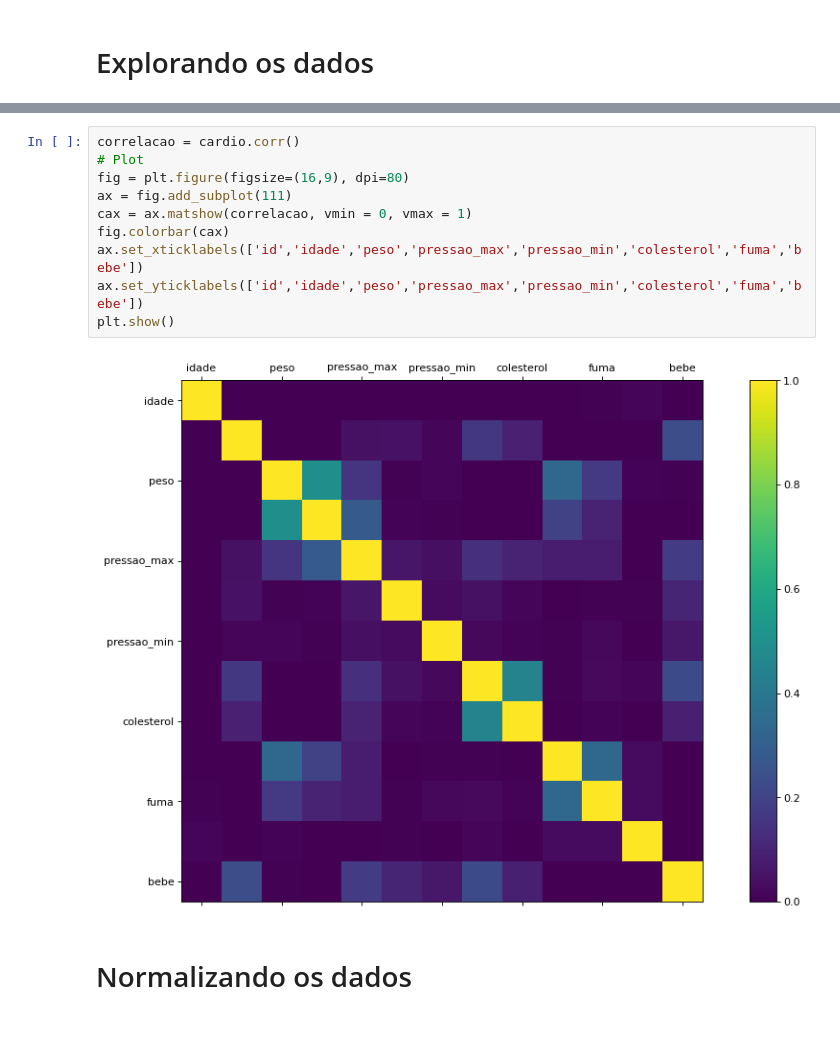
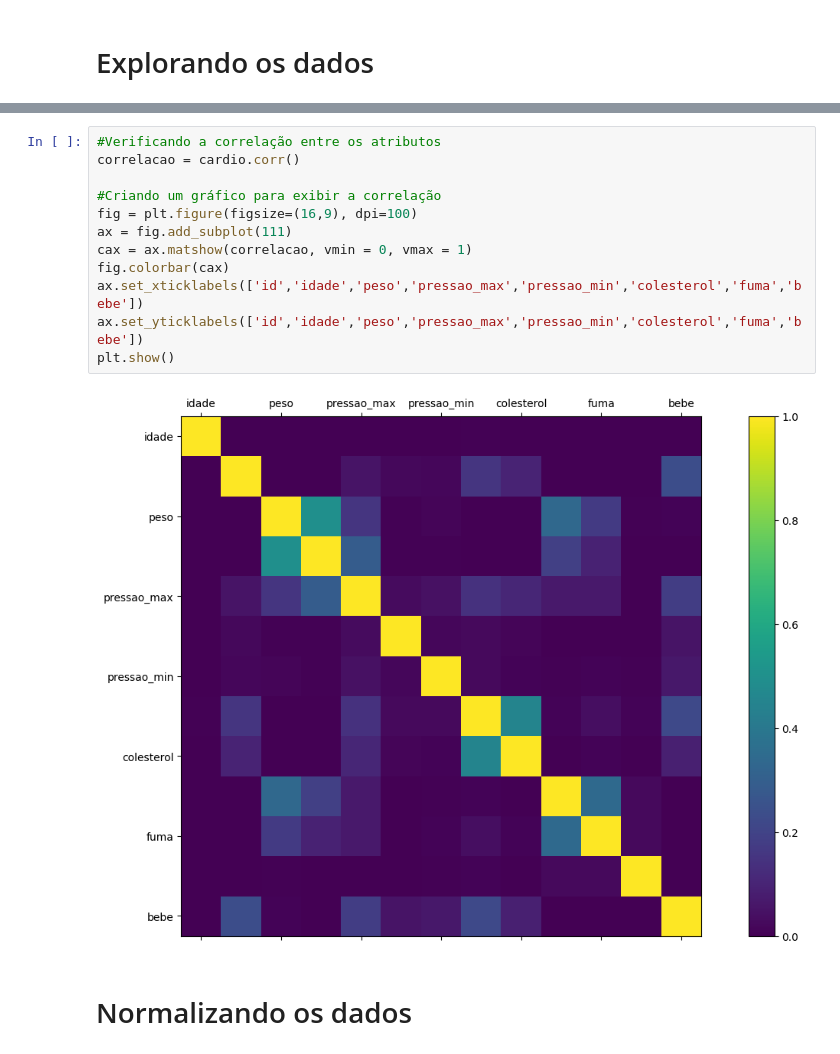
Before and after one commit to alexapruiz/Projetos, a Jupyter notebook: Cardio.ipynb, the cells around one changed output, grey strips where cells are left out. Saved outputs shown, nothing was run; the diff lists cells and outputs as text.

```diff
--- a/Cardio.ipynb
+++ b/Cardio.ipynb
@@ -63,15 +49,17 @@ dtype: float64
 # %%
+#Verificando a correlação entre os atributos
 correlacao = cardio.corr()
-# Plot
-fig = plt.figure(figsize=(16,9), dpi=80)
+
+#Criando um gráfico para exibir a correlação
+fig = plt.figure(figsize=(16,9), dpi=100)
 ax = fig.add_subplot(111)
 cax = ax.matshow(correlacao, vmin = 0, vmax = 1)
 fig.colorbar(cax)
 ax.set_xticklabels(['id','idade','peso','pressao_max','pressao_min','colesterol','fuma','bebe'])
 ax.set_yticklabels(['id','idade','peso','pressao_max','pressao_min','colesterol','fuma','bebe'])
 plt.show()
 # %% [output]
-[figure, old version]
+[figure, new version]
 # %% [markdown]
 # Normalizando os dados
 # %%
```
Also changed, not shown: parts of 10 cells of this notebook.
